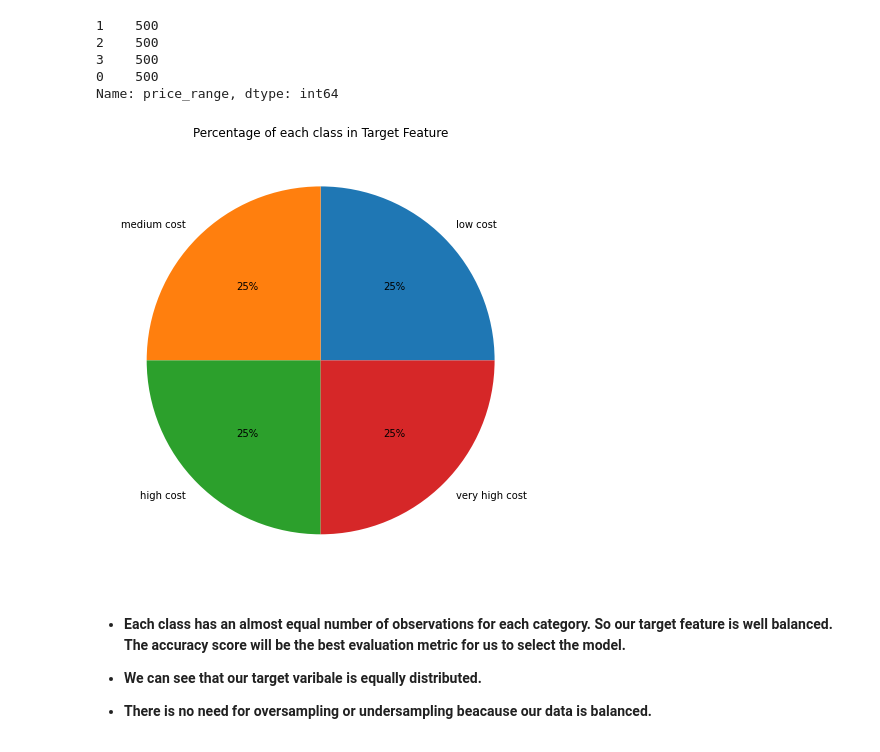
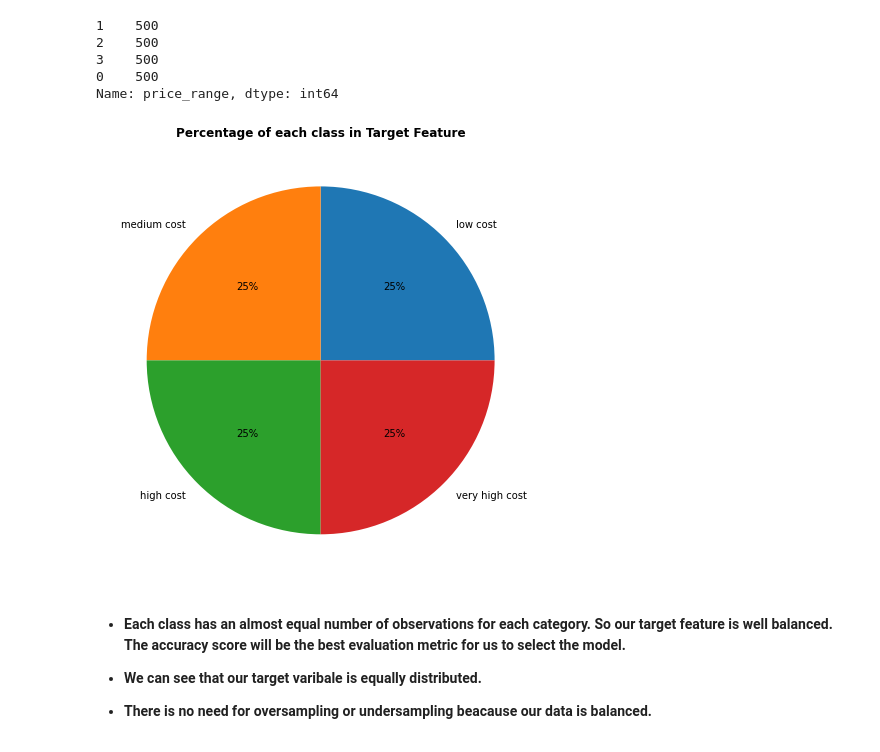
Before and after one commit to Amoghakrao/Mobile-Price-Range-Prediction, a Jupyter notebook: Mobile_Price_Range_Prediction_Amogha_K.ipynb, the cells around one changed output. Drawn from its saved outputs; the diff is of its cells as text; code cells hidden in the pictures.

```diff
--- a/Mobile_Price_Range_Prediction_Amogha_K.ipynb
+++ b/Mobile_Price_Range_Prediction_Amogha_K.ipynb
@@ -260,12 +260,12 @@ Name: price_range, dtype: int64
 # %%
 #VISUALISATION OF THE PERCENTAGE OF EACH CLASS IN THE TARGET FEATURE IN PIE CHART
 labels = ["low cost", "medium cost", "high cost", "very high cost"]
 fig,ax=plt.subplots(figsize=(15,8))
 plt.pie(price_range_counts, labels=labels, autopct='%.0f%%')
-plt.title('Percentage of each class in Target Feature')
+plt.title('Percentage of each class in Target Feature', fontweight ='bold', size = 12)
 plt.show()
 # %% [output]
-[figure, old version]
+[figure, new version]
 # %% [markdown]
 
 
```
Also changed, not shown: parts of 29 cells of this notebook.
